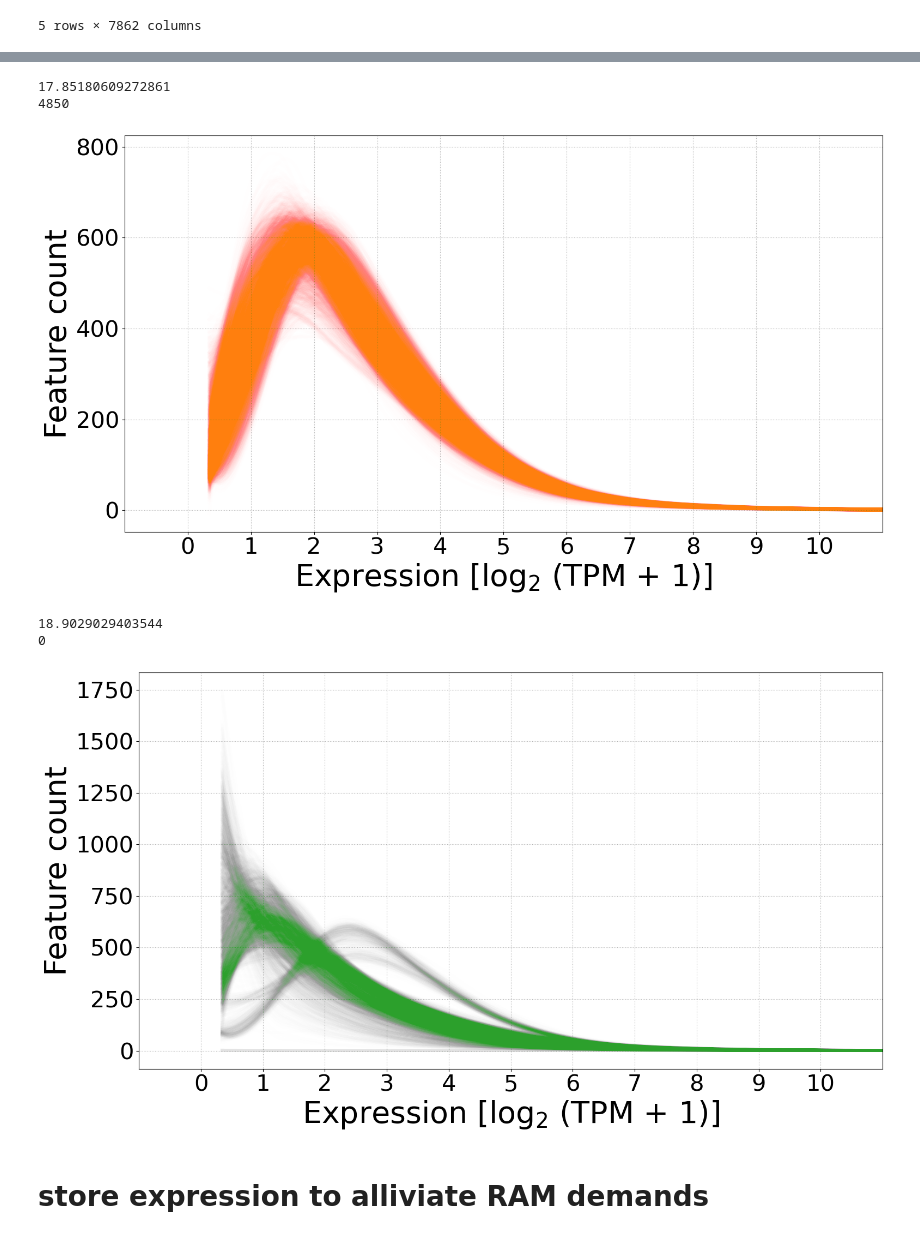
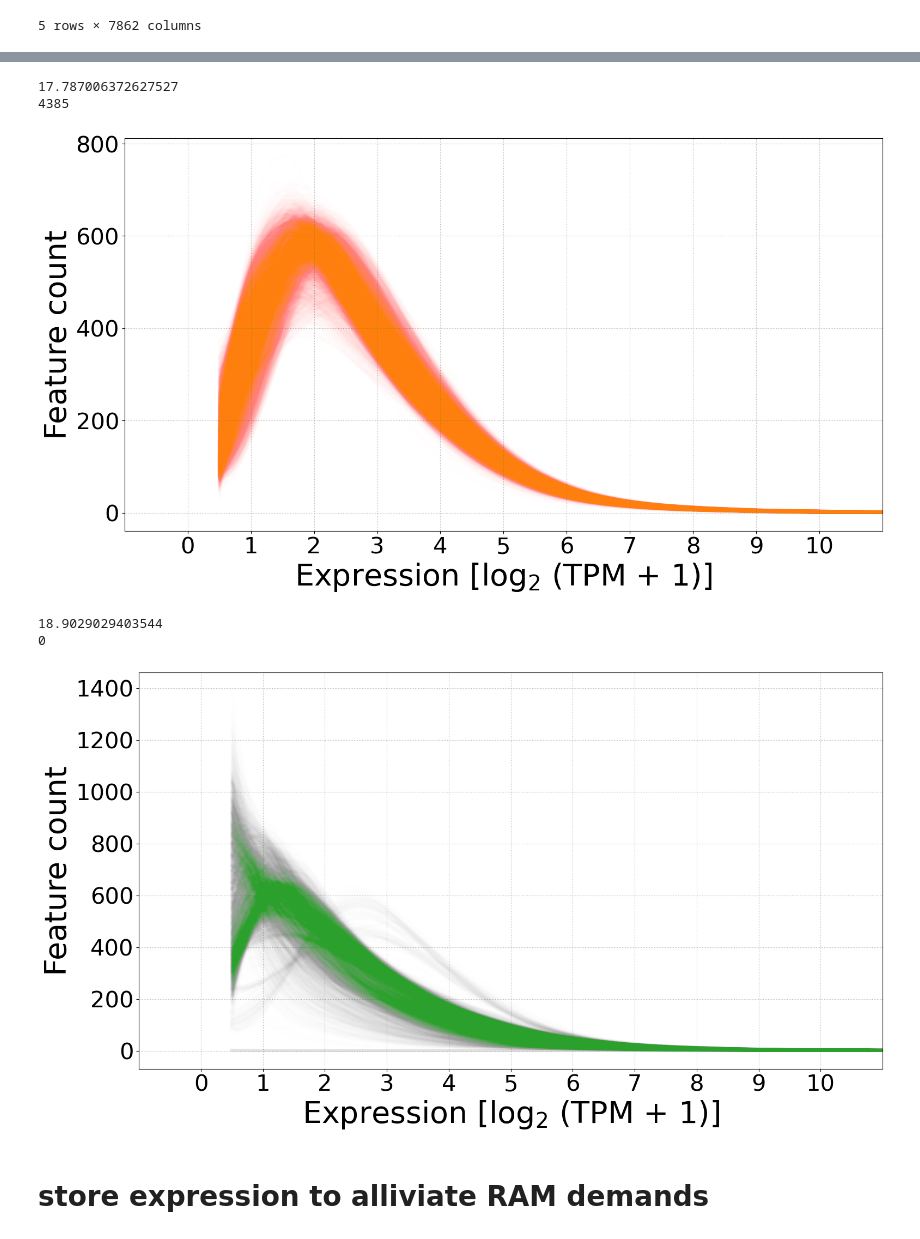
Before and after one commit to adelomana/education, a Jupyter notebook: kevin/cluster finder step 1.ipynb, the cells around one changed output, grey strips where cells are left out. Drawn from its saved outputs; the diff is of its cells as text; code cells hidden in the pictures.

Commit message:
added correction on margin to get a better filter

```diff
--- a/kevin/cluster finder step 1.ipynb
+++ b/kevin/cluster finder step 1.ipynb
@@ -96,7 +96,7 @@ found_max = 19
 resolution = 25
 number_of_bins = found_max * resolution
 absolute_max = 0
-margin = int(resolution/3)
+margin = int(resolution/2)
 
 most_likely_expressions = []
 
@@ -209,7 +209,7 @@ found_max = 19
 resolution = 25
 number_of_bins = found_max * resolution
 absolute_max = 0
-margin = int(resolution/3)
+margin = int(resolution/2)
 
 most_likely_expressions = []
 
@@ -257,15 +257,15 @@ matplotlib.pyplot.grid(ls=':')
 matplotlib.pyplot.tight_layout()
 matplotlib.pyplot.show()
 # %% [output]
-17.85180609272861
-4850
+17.787006372627527
+4385
-[figure, old version]
+[figure, new version]
 # %%
 found_max = 19
 resolution = 25
 number_of_bins = found_max * resolution
 absolute_max = 0
-margin = int(resolution/3)
+margin = int(resolution/2)
 
 most_likely_expressions = []
 
@@ -288,34 +288,34 @@ for sample in unselected_expression.columns:
 
     # determine most likely expression
     most_likely_expression = x[numpy.argmax(yhat)]
     most_likely_expressions.append(most_likely_expression)
 
     # sample selection
     if 1 <= most_likely_expression <= 2:
         selected_samples.append(sample)
 
     # plotting
     matplotlib.pyplot.plot(plotting_x, yhat, '-', lw=4, alpha=1/300, color='tab:green')
 
     # check
     if numpy.max(expression_values) > absolute_max:
         absolute_max = numpy.max(expression_values)
 
 # check print
 print(absolute_max)
 print(len(selected_samples))
 
 matplotlib.pyplot.xlim(-1, 11)
 matplotlib.pyplot.xticks(range(0, 10+1))
 matplotlib.pyplot.xlabel('Expression [log$_2$ (TPM + 1)]')
 matplotlib.pyplot.ylabel('Feature count')
 matplotlib.pyplot.grid(ls=':')
 matplotlib.pyplot.tight_layout()
 matplotlib.pyplot.show()
 # %% [output]
 18.9029029403544
 0
-[figure, old version]
+[figure, new version]
 # %% [markdown]
 # store expression to alliviate RAM demands
 # %%
```
Also changed, not shown: parts of 7 cells of this notebook.
